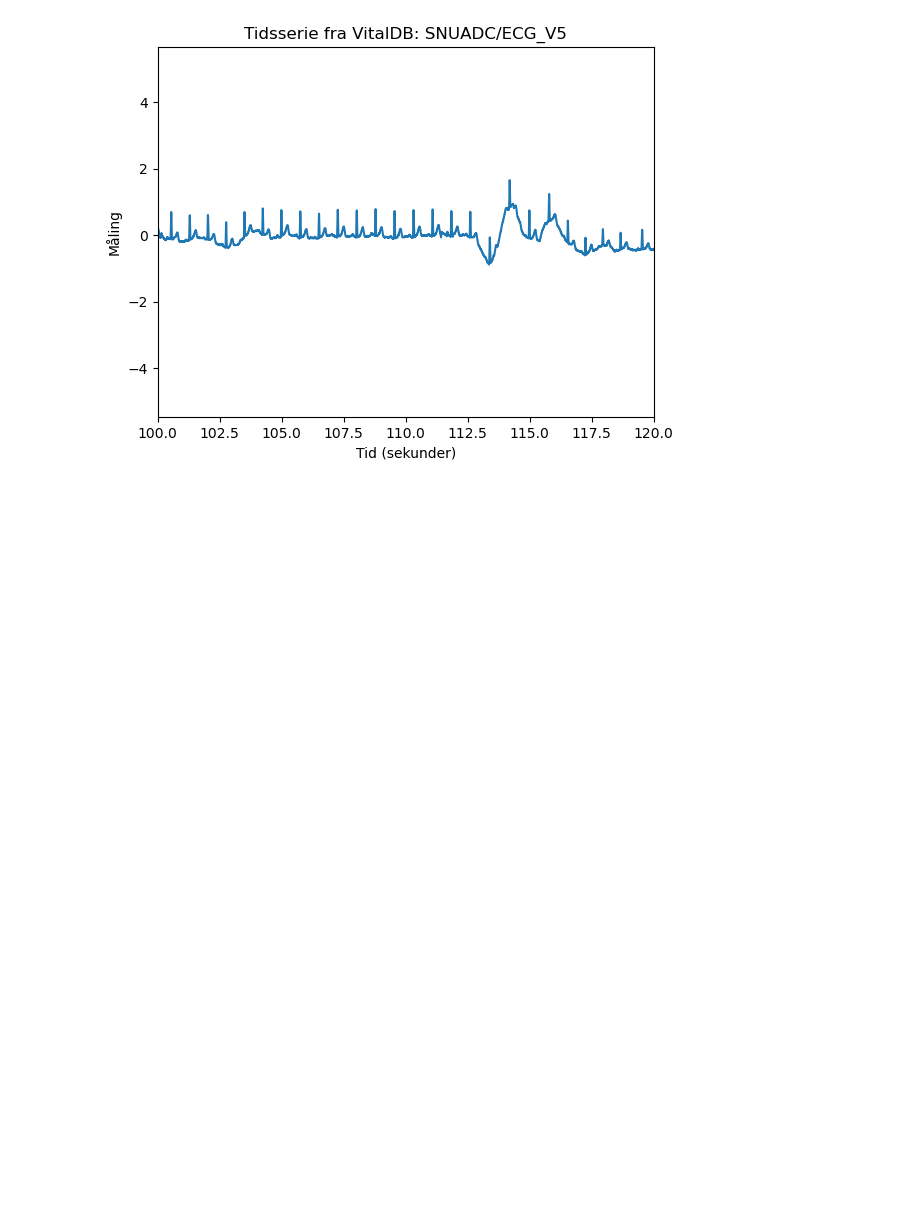
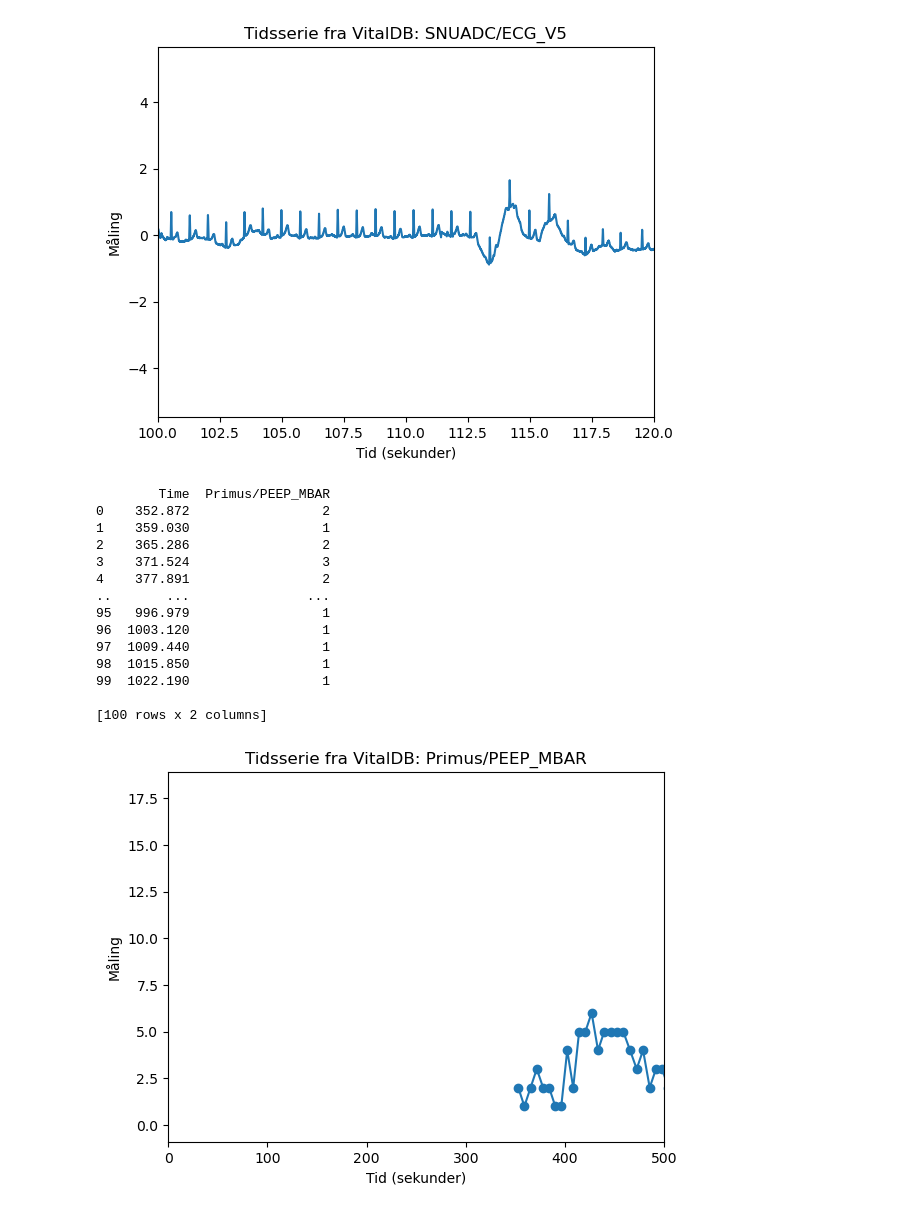
Before and after one commit to jennyskrytenjohnsen/P10, a Jupyter notebook: Preprocessing/myfirstnotebook.ipynb, the cells around one changed output. Drawn from its saved outputs; the diff is of its cells as text; code cells hidden in the pictures; blank space fills up the shorter version.

Commit message:
Created a numerical data track plot

```diff
--- a/Preprocessing/myfirstnotebook.ipynb
+++ b/Preprocessing/myfirstnotebook.ipynb
@@ -116,3 +116,38 @@ plt.show()
 3    NaN            NaN
 4    NaN            NaN
 [figure]
+# %%
+#HVIS MAN VIL PLOTTE ET Numeric data track.
+
+import numpy as np
+import matplotlib.pyplot as plt
+
+#LOADER SIGNALET
+trackdata_url = "http://api.vitaldb.net/3be29dcf1674c9dc74a57d1b6fe32ca43f08313d"
+response = requests.get(trackdata_url)
+trackdata = pd.read_csv(io.StringIO(response.text))
+print(trackdata[0:100])
+
+
+plt.plot(trackdata["Time"], trackdata.iloc[:, 1], marker='o', linestyle='-') # Plotte Time vs. måling
+plt.xlabel("Tid (sekunder)")
+plt.xlim(0, 500)
+plt.ylabel("Måling")
+plt.title(f"Tidsserie fra VitalDB: {trackdata.columns[1]}")
+plt.show()
+# %% [output]
+        Time  Primus/PEEP_MBAR
+0    352.872                 2
+1    359.030                 1
+2    365.286                 2
+3    371.524                 3
+4    377.891                 2
+..       ...               ...
+95   996.979                 1
+96  1003.120                 1
+97  1009.440                 1
+98  1015.850                 1
+99  1022.190                 1
+
+[100 rows x 2 columns]
+[figure, added]
```
Also changed, not shown: parts of 1 cell of this notebook.
